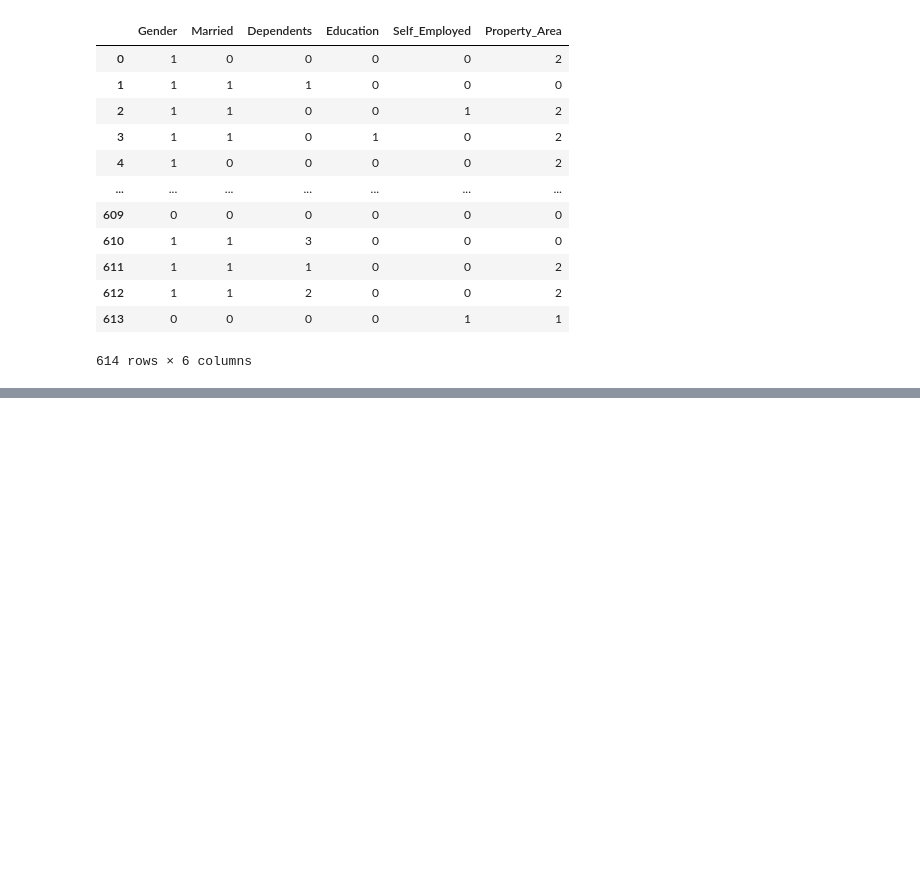
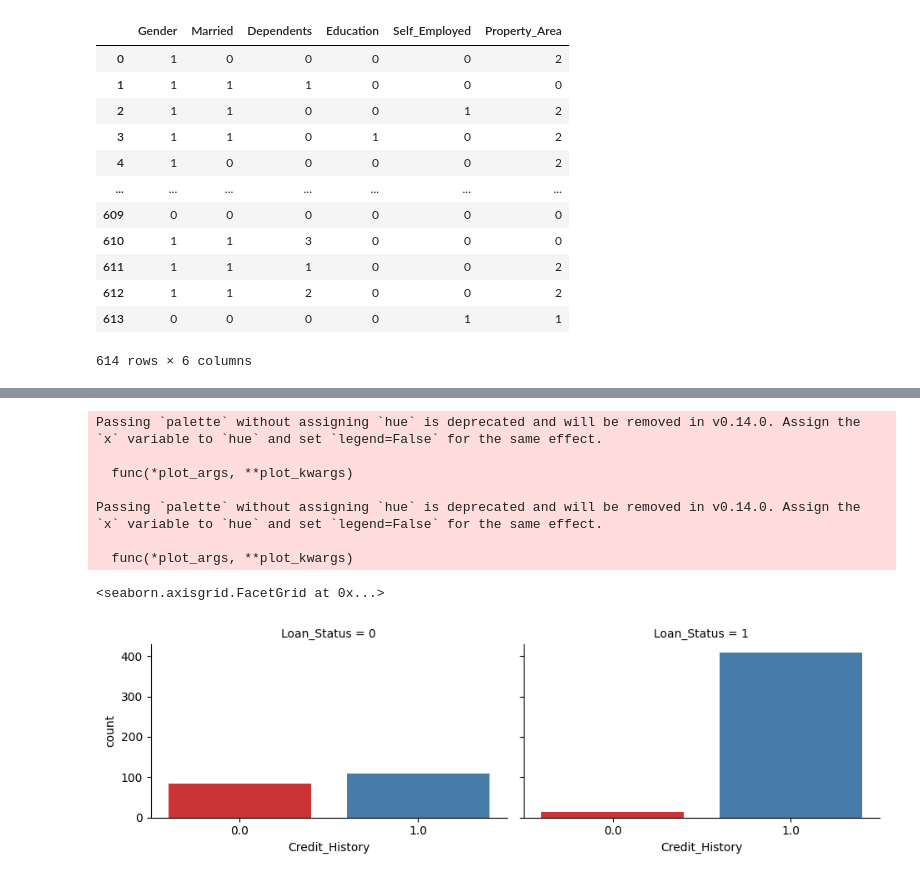
Before and after one commit to FirasKahlaoui/loan-prediction, a Jupyter notebook: loan_model.ipynb, the cells around one changed output, grey strips where cells are left out. Cells and saved outputs as stored; diff of their text form; code cells hidden in the pictures; blank space fills up the shorter version.

```diff
--- a/loan_model.ipynb
+++ b/loan_model.ipynb
@@ -163,5 +165,6 @@ cat_data
 614 rows × 6 columns
 # %%
 # Concatenate the data
+data = pd.concat([cat_data,num_data,target],axis=1)
 X = pd.concat([cat_data,num_data],axis=1)
 y = target
@@ -167,0 +194,14 @@ y = target
+# %%
+# Credit_History vs Loan_Status
+grid = sns.FacetGrid(data, col='Loan_Status', aspect=1.6)
+grid.map(sns.countplot, 'Credit_History', palette='Set1')
+# %% [output]
+Passing `palette` without assigning `hue` is deprecated and will be removed in v0.14.0. Assign the `x` variable to `hue` and set `legend=False` for the same effect.
+
+  func(*plot_args, **plot_kwargs)
+
+Passing `palette` without assigning `hue` is deprecated and will be removed in v0.14.0. Assign the `x` variable to `hue` and set `legend=False` for the same effect.
+
+  func(*plot_args, **plot_kwargs)
+<seaborn.axisgrid.FacetGrid at 0x...>
+[figure, added]
```
Also changed, not shown: parts of 9 cells of this notebook.
